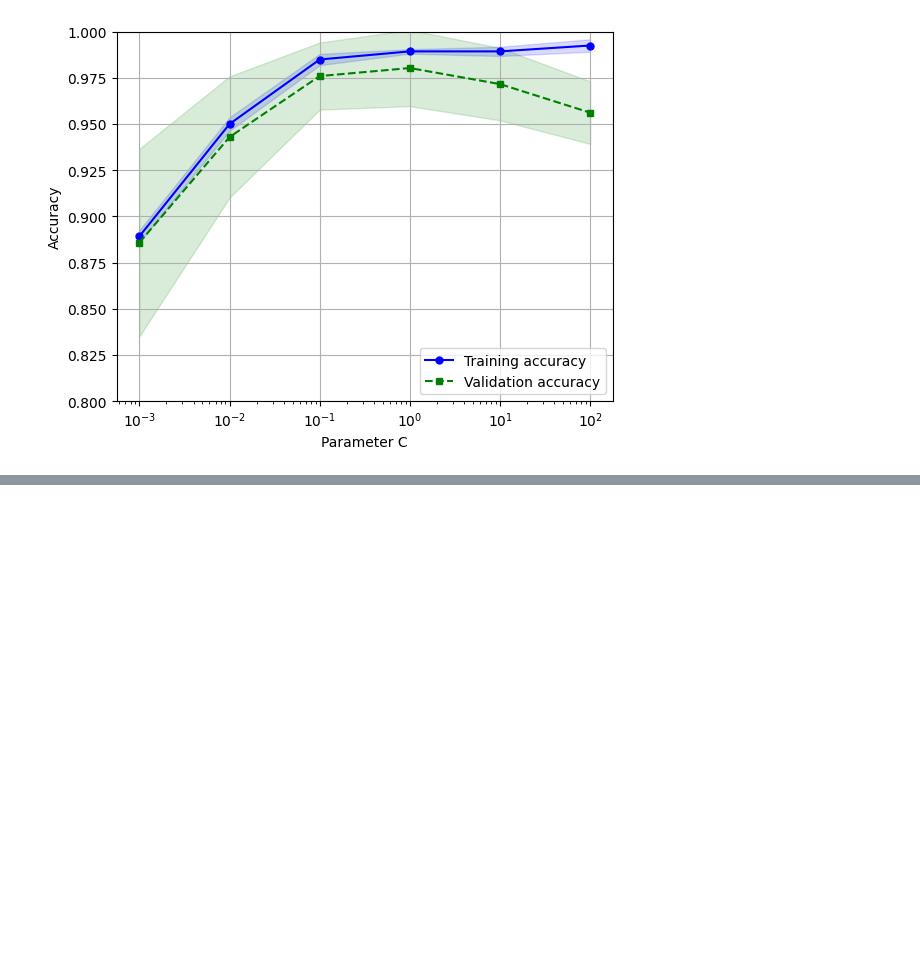
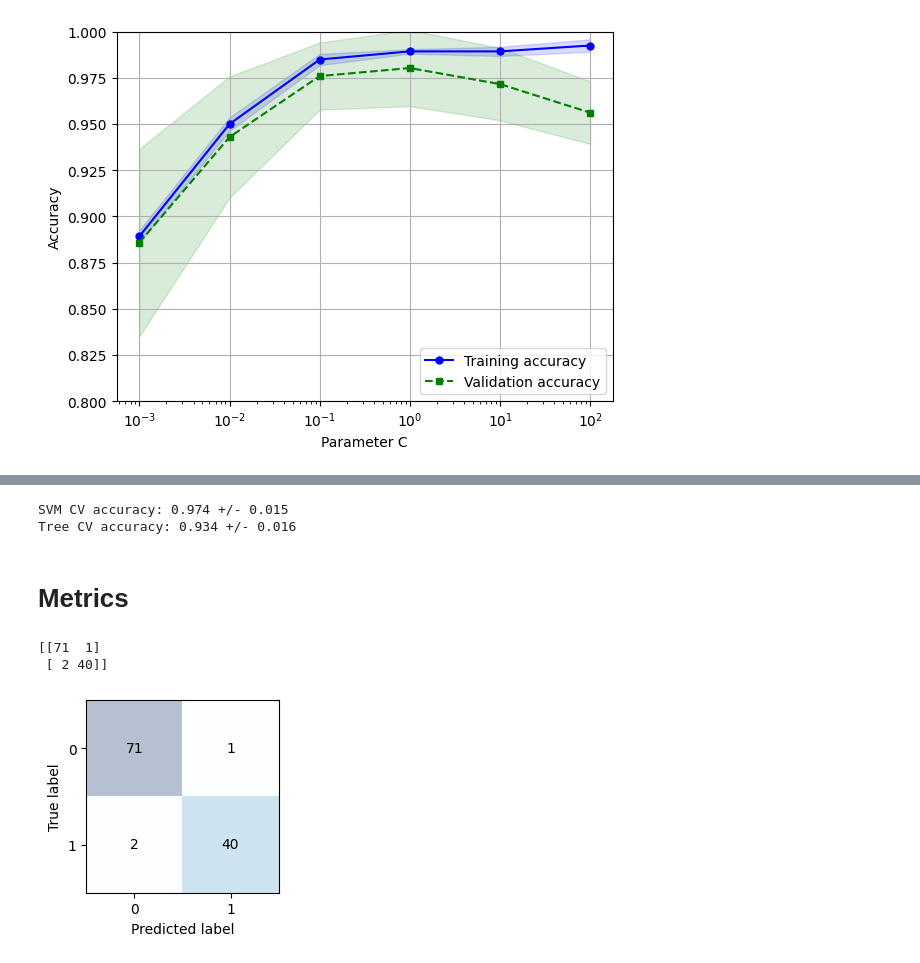
Before and after one commit to schmittjoaopedro/neural-networks, a Jupyter notebook: ml-pytorch-book/ch6-hyperparameters/main.ipynb, the cells around one changed output, grey strips where cells are left out. Cells and saved outputs as stored; diff of their text form; code cells hidden in the pictures; blank space fills up the shorter version.

```diff
--- a/ml-pytorch-book/ch6-hyperparameters/main.ipynb
+++ b/ml-pytorch-book/ch6-hyperparameters/main.ipynb
@@ -186,8 +200,15 @@ plt.show()
 # This examples uses Support Vector Machine which has more params.
 pipe_svc = make_pipeline(StandardScaler(), SVC(random_state=1))
 param_range = [0.0001, 0.001, 0.01, 0.1, 1.0, 10.0, 100.0, 1000.0]
-param_grid = [{'svc__C': param_range, 'svc__kernel': ['linear']},
-              {'svc__C': param_range, 'svc__kernel': ['rbf']}]
+param_grid = [{'svc__C': param_range,
+               'svc__kernel': ['linear']},
+              {'svc__C': param_range,
+               'svc__gamma': param_range,
+               'svc__kernel': ['rbf']}]
+
+# GridSearchCV uses k-fold cross-validation (cv = 10 is the number of k-folds).
+# n_jobs = -1 instructs grid search to use the maximum number of CPUs
+# Refit=True instructs grid search to retrain the best model on the whole training set.
 gs = GridSearchCV(estimator=pipe_svc,
                   param_grid=param_grid,
                   scoring='accuracy',
@@ -195,4 +216,9 @@ gs = GridSearchCV(estimator=pipe_svc,
 gs = gs.fit(X_train, y_train)
 print('Best score: ', gs.best_score_)
 print('Best params: ', gs.best_params_)
+
+# Getting the best estimator from GridSearchCV output
+clf = gs.best_estimator_
+clf.fit(X_train, y_train)
+print(f'Test accuracy: {clf.score(X_test, y_test):.3f}')
 # %% [output]
@@ -200,0 +289,55 @@ Best params:  {'svc__C': 10.0, 'svc__kernel': 'rbf'}
+# %%
+# Nested Cross Validation example for SVM
+param_range = [0.0001, 0.001, 0.01, 0.1, 1.0, 10.0, 100.0, 1000.0]
+param_grid = [{'svc__C': param_range,
+               'svc__kernel': ['linear']},
+              {'svc__C': param_range,
+               'svc__gamma': param_range,
+               'svc__kernel': ['rbf']}]
+# Inner loop
+gs = GridSearchCV(estimator=pipe_svc,
+                  param_grid=param_grid,
+                  scoring='accuracy',
+                  cv=2)
+# Outer loop
+scores = cross_val_score(gs, X_train, y_train, scoring='accuracy', cv=5)
+print(f'SVM CV accuracy: {np.mean(scores):.3f} +/- {np.std(scores):.3f}')
+
+# Comparing SVM against DecisionTree using Nested Cross Validation
+# Inner loop
+gs = GridSearchCV(estimator=DecisionTreeClassifier(random_state=0),
+                  param_grid=[{'max_depth': [1, 2, 3, 4, 5, 6, 7, None]}],
+                  scoring='accuracy',
+                  cv=2)
+# Outer loop
+scores = cross_val_score(gs, X_train, y_train, scoring='accuracy', cv=5)
+print(f'Tree CV accuracy: {np.mean(scores):.3f} +/- {np.std(scores):.3f}')
+
+# We can see that SVM is better predictor for this data distribution than DecisionTree
+# %% [output]
+SVM CV accuracy: 0.974 +/- 0.015
+Tree CV accuracy: 0.934 +/- 0.016
+# %% [markdown]
+# Metrics
+# %%
+# Confusion matrix
+pipe_svc.fit(X_train, y_train)
+y_pred = pipe_svc.predict(X_test)
+conf_mat = confusion_matrix(y_true=y_test, y_pred=y_pred)
+print(conf_mat)
+
+fig, ax = plt.subplots(figsize=(2.5, 2.5))
+ax.matshow(conf_mat, cmap=plt.cm.Blues, alpha=0.3)
+for i in range(conf_mat.shape[0]):
+    for j in range(conf_mat.shape[1]):
+        ax.text(x=j, y=i, s=conf_mat[i, j], va='center', ha='center')
+ax.xaxis.set_ticks_position('bottom')
+plt.xlabel('Predicted label')
+plt.ylabel('True label')
+plt.show()
+# Model correctly classified 71 TN and 40 TP.
+# Model wrongly classified 2 FN and 1 FP.
+# %% [output]
+[[71  1]
+ [ 2 40]]
+[figure, added]
```
Also changed, not shown: parts of 10 cells of this notebook.
